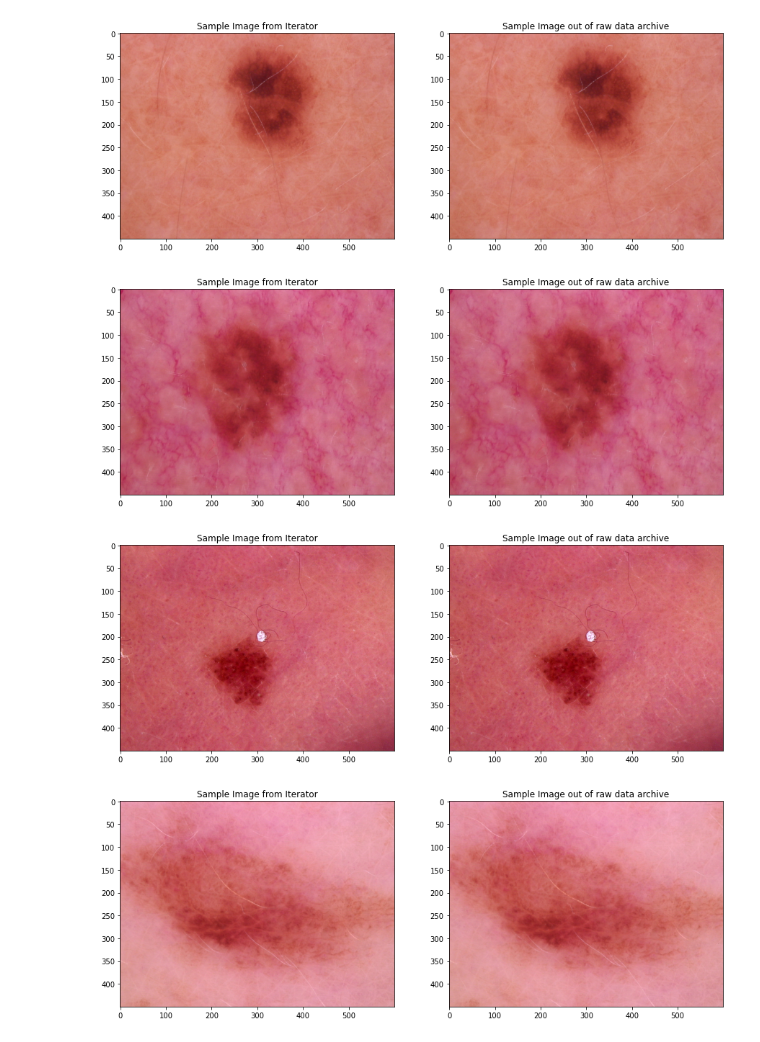
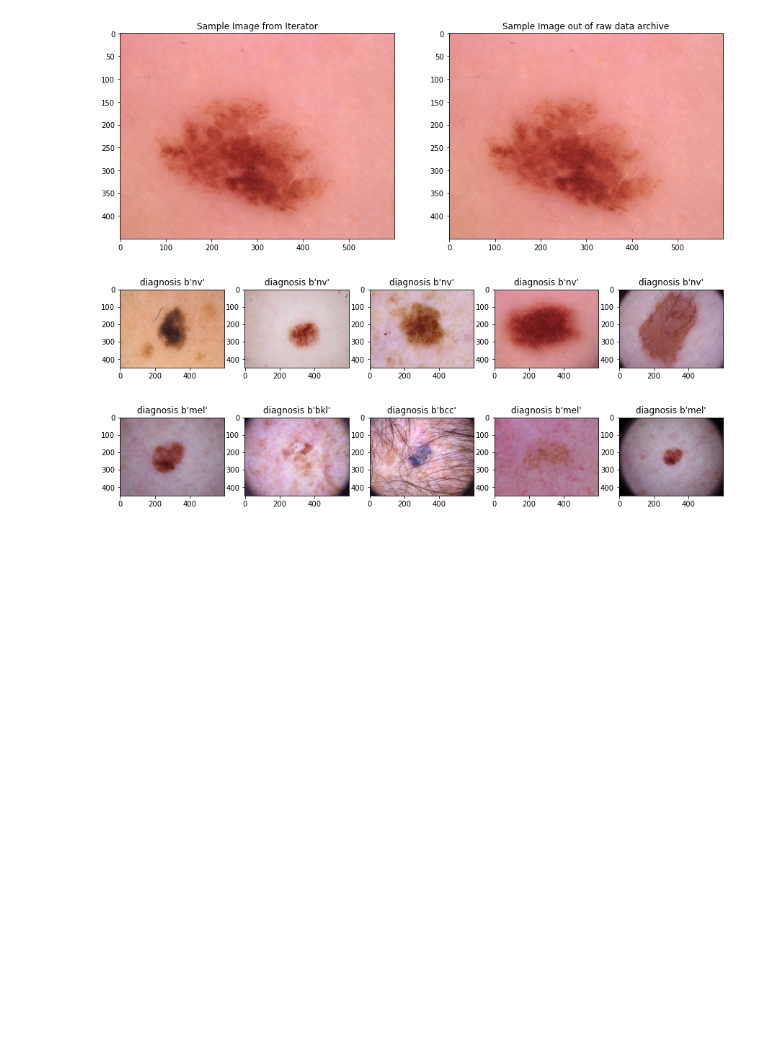
Before and after one commit to fraunhofer-iais/outlierhub, a Jupyter notebook: src/outlier_hub/datasets/ham10k/ham10K_preview.ipynb, the cells around one changed output. Drawn from its saved outputs; the diff is of its cells as text; code cells hidden in the pictures; blank space fills up the shorter version.

```diff
--- a/src/outlier_hub/datasets/ham10k/ham10K_preview.ipynb
+++ b/src/outlier_hub/datasets/ham10k/ham10K_preview.ipynb
@@ -1,47 +1,80 @@
 # %%
 from matplotlib import pyplot as plt
 import matplotlib.image as mpimg
 from src.outlier_hub.datasets.ham10k.factory import HAMFactory
 from data_stack.io.storage_connectors import StorageConnector, FileStorageConnector
 import os
 import random
 
 # create an iterator
 data_root = os.getcwd()
 data_storage_path = os.path.join(data_root, "data")
 storage_connector = FileStorageConnector(root_path=data_storage_path)
 ham_factory = HAMFactory(storage_connector)
 ham_iterator, _ = ham_factory.get_dataset_iterator(config={"split": "raw"})
 
-# create a list of randomly selected samples out of the iterator
-random_int = [random.randint(0,ham_iterator.__len__()) for i in range(5)]
-random_samples = [ham_iterator[entry][0] for entry in random_int]
+# choose a random image example from the iterator
+random_int = random.randint(0,ham_iterator.__len__())
+iterator_image = ham_iterator[random_int][0]
 
-# get the filenames out of metadata from samples itself - bytetype
-random_samples_names = [ham_iterator[entry][1][1] for entry in random_int]
+# get filename out of metadata from example itself - bytetype
+iterator_image_name = ham_iterator[random_int][1][1]
 
-# prepare root path for comparing images
+# prepare path for archive image
 raw_data_storage_path = os.path.join(data_storage_path, "raw")
 raw_img_data_storage_path = os.path.join(raw_data_storage_path, "images")
+iterator_image_name = str(iterator_image_name)[2:14] + '.jpg'
+archive_image_path = os.path.join(raw_img_data_storage_path, iterator_image_name)
 
-# random_samples_names contains bytetype elements, convert it to clean strings
-sample_file_names = [str(name)[2:14] + '.jpg' for name in random_samples_names]
+# get image out of archive
+archive_image = mpimg.imread(archive_image_path)
 
-compare_img_paths = [os.path.join(raw_img_data_storage_path, sample_file_names[i]) for i in range(5)]
+# plot images side by side for comparison
+f = plt.figure(figsize=(15,15))
+f.add_subplot(1,2,1)
+plt.title('Sample Image from Iterator')
+plt.imshow(iterator_image)
 
-for i in range(5):
-    f = plt.figure(figsize=(15,15))
-    f.add_subplot(1,2,1)
-    plt.title('Sample Image from Iterator')
-    plt.imshow(random_samples[i])
+f.add_subplot(1,2, 2)
+plt.title('Sample Image out of raw data archive')
+plt.imshow(archive_image)
+plt.show()
 
-    f.add_subplot(1,2, 2)
-    plt.title('Sample Image out of raw data archive')
-    output = mpimg.imread(compare_img_paths[i])
-    plt.imshow(output)
-    plt.show()
+# create a list of randomly selected samples with nv diagnosis and not nv diagnosis
+nv_img_list = []
+not_nv_img_list = []
+
+while(len(nv_img_list)!=5):
+    random_int = random.randint(0,ham_iterator.__len__())
+
+    if (str(ham_iterator[random_int][1][2])[2:4] == 'nv'):
+        nv_img_list.append((ham_iterator[random_int][0],
+                           str(ham_iterator[random_int][1][2])))
+
+while(len(not_nv_img_list)!=5):
+    random_int = random.randint(0,ham_iterator.__len__())
+
+    if (str(ham_iterator[random_int][1][2])[2:4] != 'nv'):
+        not_nv_img_list.append((ham_iterator[random_int][0],
+                               str(ham_iterator[random_int][1][2])))
+
+f = plt.figure(figsize=(15, 15))
+columns = 5
+rows = 1
+for i in range(1, columns*rows +1):
+    f.add_subplot(rows, columns, i)
+    plt.title(f'diagnosis {nv_img_list[i-1][1]}')
+    plt.imshow(nv_img_list[i-1][0])
+plt.show()
+
+f = plt.figure(figsize=(15, 15))
+
+for i in range(1, columns*rows +1):
+    f.add_subplot(rows, columns, i)
+    plt.title(f'diagnosis {not_nv_img_list[i-1][1]}')
+    plt.imshow(not_nv_img_list[i-1][0])
+plt.show()
 # %% [output]
-[figure, old version]
+[figure, new version]
-[figure, old version]
+[figure, new version]
-[figure, old version]
+[figure, new version]
-[figure, removed]
```
Also changed, not shown: parts of 1 cell of this notebook.
